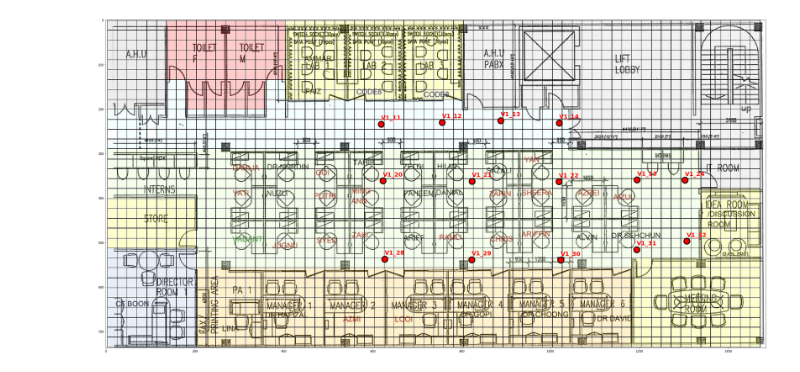
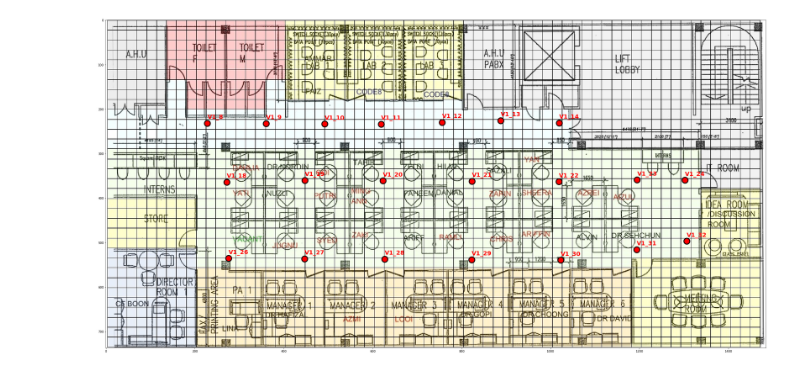
Before and after one commit to ChinHuan/blelocalization, a Jupyter notebook: Map/Data Collection.ipynb, the cells around one changed output. Saved outputs shown, nothing was run; the diff lists cells and outputs as text; code cells hidden in the pictures.

```diff
--- a/Map/Data Collection.ipynb
+++ b/Map/Data Collection.ipynb
@@ -9,19 +9,19 @@ import matplotlib.image as mpimg
 # %%
 img =  mpimg.imread('main.png')
 
 fingerprint_color = "r"
 plt.figure(figsize=(40,40))
 plt.imshow(img)
 
-labels = ["V1_23", "V1_24", "V1_32", "V1_22", "V1_14", "V1_13", "V1_12", "V1_21", "V1_29", "V1_30", "V1_31", "V1_11", "V1_20", "V1_28"]
-x = [27.151600, 29.594400, 29.689400, 23.153700, 23.169100, 20.171700, 17.173201, 18.712299, 18.691700, 23.244200, 27.133301, 14.063600, 14.159800, 14.250300]
-y = [8.159480, 8.172020, 11.286000, 8.250140, 5.247920, 5.121330, 5.217130, 8.227330, 12.230300, 12.253700, 11.717700, 5.312350, 8.203950, 12.207500]
+labels = ["V1_23", "V1_24", "V1_32", "V1_22", "V1_14", "V1_13", "V1_12", "V1_21", "V1_29", "V1_30", "V1_31", "V1_11", "V1_20", "V1_28", "V1_10", "V1_19", "V1_27", "V1_9", "V1_8", "V1_18", "V1_26"]
+x = [27.151600, 29.594400, 29.689400, 23.153700, 23.169100, 20.171700, 17.173201, 18.712299, 18.691700, 23.244200, 27.133301, 14.063600, 14.159800, 14.250300, 11.176600, 10.162500, 10.141900, 8.178670, 5.180690, 6.164600, 6.255650]
+y = [8.159480, 8.172020, 11.286000, 8.250140, 5.247920, 5.121330, 5.217130, 8.227330, 12.230300, 12.253700, 11.717700, 5.312350, 8.203950, 12.207500, 5.297530, 8.183420, 12.186400, 5.282130, 5.266730, 8.274090, 12.166400]
 x = np.array(x) * 44
 y = np.array(y) * 44
 
 plt.scatter(x, y, s=400, c=fingerprint_color, edgecolors="black", linewidths=3)
 
 for i in range(len(labels)):
     plt.annotate(labels[i], (x[i], y[i] - 10), fontsize=20, color=fingerprint_color, weight='bold')
 # %% [output]
-[figure, old version]
+[figure, new version]
```
Also changed, not shown: 7 other files.
